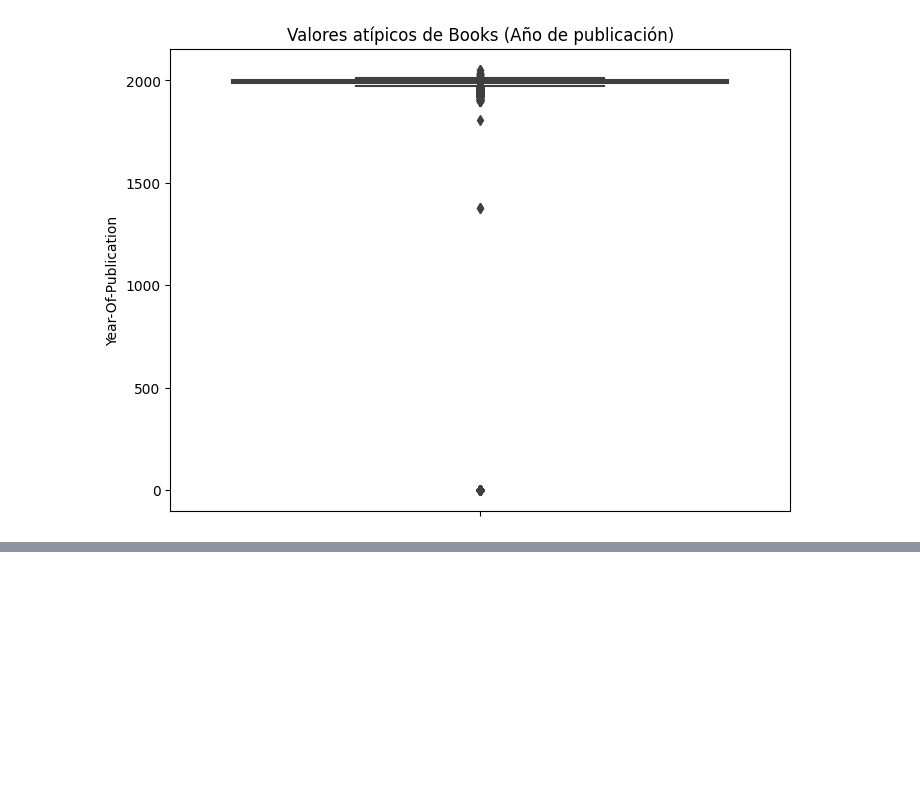
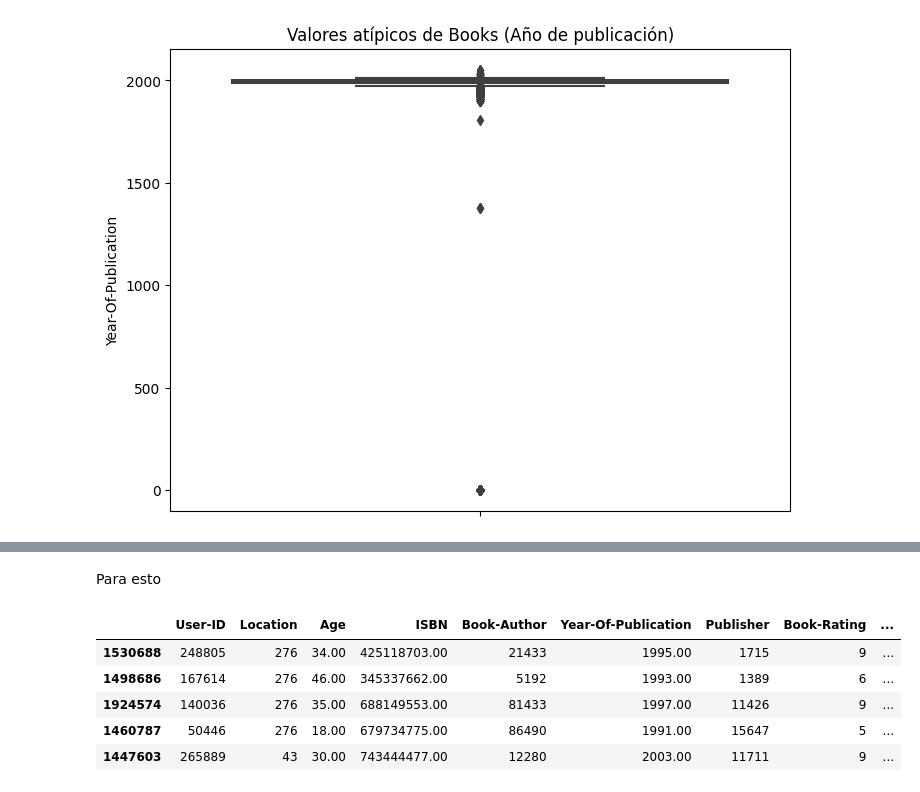
Before and after one commit to stefanoaragoni/lab6_deeplearning, a Jupyter notebook: eda.ipynb, the cells around one changed output, grey strips where cells are left out. Cells and saved outputs as stored; diff of their text form; code cells hidden in the pictures; blank space fills up the shorter version.

```diff
--- a/eda.ipynb
+++ b/eda.ipynb
@@ -293,0 +457,24 @@ plt.show()
+# %% [markdown]
+Para esto
+# %%
+from sklearn.cluster import KMeans
+
+# Selecciona las características para la agrupación
+features = final_ratings[['Location', 'Age']]
+
+# Cantidad de grupos a crear            (10 decadas de vida -> 10 grupos) * (Continentes -> 7 grupos) = 70 grupos
+k = 70
+
+# Aplica un algoritmo de clustering
+kmeans = KMeans(n_clusters=k, random_state=42)
+final_ratings['User-Group'] = kmeans.fit_predict(features)
+
+
+final_ratings.head()
+# %% [output]
+|  | User-ID | Location | Age | ISBN | Book-Author | Year-Of-Publication | Publisher | Book-Rating | ... |
+| 1530688 | 248805 | 276 | 34.00 | 425118703.00 | 21433 | 1995.00 | 1715 | 9 | ... |
+| 1498686 | 167614 | 276 | 46.00 | 345337662.00 | 5192 | 1993.00 | 1389 | 6 | ... |
+| 1924574 | 140036 | 276 | 35.00 | 688149553.00 | 81433 | 1997.00 | 11426 | 9 | ... |
+| 1460787 | 50446 | 276 | 18.00 | 679734775.00 | 86490 | 1991.00 | 15647 | 5 | ... |
+| 1447603 | 265889 | 43 | 30.00 | 743444477.00 | 12280 | 2003.00 | 11711 | 9 | ... |
```
Also changed, not shown: parts of 21 cells of this notebook.
